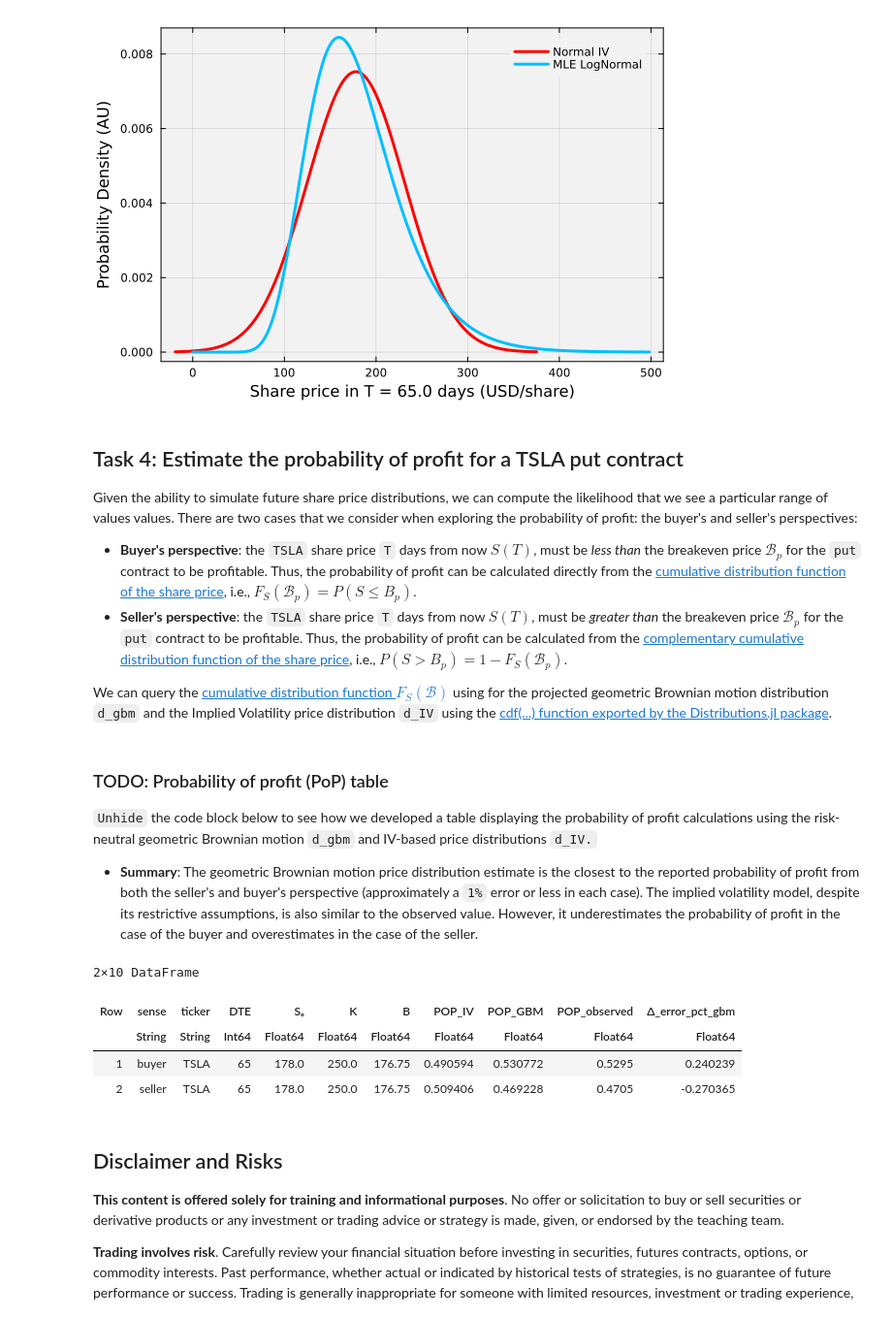
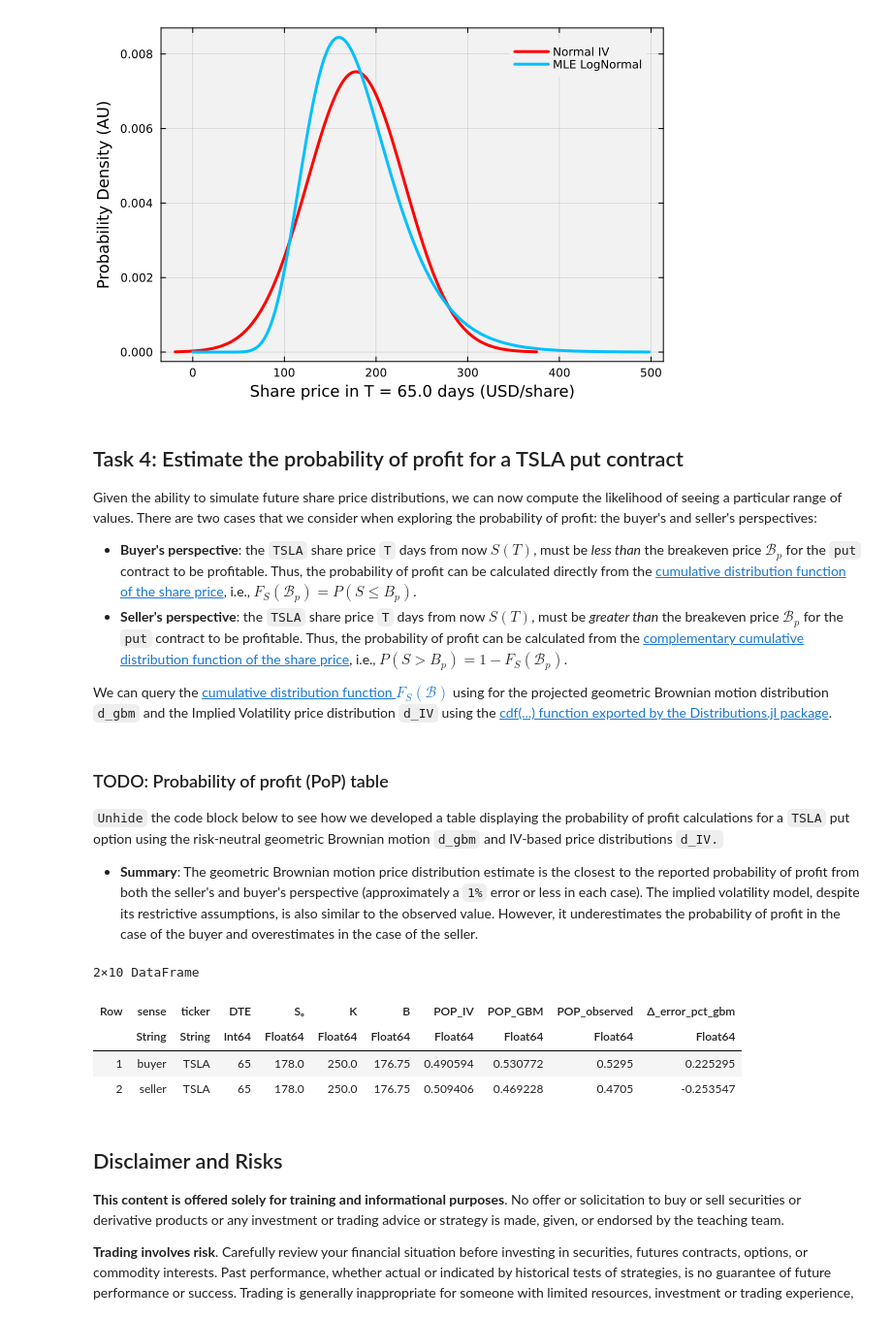
Before and after one commit to varnerlab/CHEME-130-eCornell-Repository, a Jupyter notebook: courses/CHEME-134/module-2/CHEME-134-Module-2-WorkedExample.ipynb, the cells around one changed output. Shown at 97% size. Saved outputs shown, nothing was run; the diff lists cells and outputs as text; code cells hidden in the pictures.

```diff
--- a/courses/CHEME-134/module-2/CHEME-134-Module-2-WorkedExample.ipynb
+++ b/courses/CHEME-134/module-2/CHEME-134-Module-2-WorkedExample.ipynb
@@ -197,14 +197,14 @@ end
 [figure]
 # %% [markdown]
 ## Task 4: Estimate the probability of profit for a TSLA put contract
-Given the ability to simulate future share price distributions, we can compute the likelihood that we see a particular range of values values. There are two cases that we consider when exploring the probability of profit: the buyer's and seller's perspectives:
+Given the ability to simulate future share price distributions, we can now compute the likelihood of seeing a particular range of values. There are two cases that we consider when exploring the probability of profit: the buyer's and seller's perspectives:
 * __Buyer's perspective__: the `TSLA` share price `T` days from now $S(T)$, must be _less than_ the breakeven price $\mathcal{B}_{p}$ for the `put` contract to be profitable. Thus, the probability of profit can be calculated directly from the [cumulative distribution function of the share price](https://en.wikipedia.org/wiki/Cumulative_distribution_function), i.e., $F_{S}(\mathcal{B}_{p}) = P(S\leq{B}_{p})$.
 * __Seller's perspective__: the `TSLA` share price `T` days from now $S(T)$, must be _greater than_ the breakeven price $\mathcal{B}_{p}$ for the `put` contract to be profitable. Thus, the probability of profit can be calculated from the [complementary cumulative distribution function of the share price](https://en.wikipedia.org/wiki/Cumulative_distribution_function), i.e., $P(S>{B}_{p}) = 1 - F_{S}(\mathcal{B}_{p})$.
 
 We can query the [cumulative distribution function $F_{S}(\mathcal{B})$]() using for the projected geometric Brownian motion distribution `d_gbm` and the Implied Volatility price distribution `d_IV` using the [cdf(...) function exported by the Distributions.jl package](https://github.com/JuliaStats/Distributions.jl?tab=readme-ov-file).
 # %% [markdown]
 ### TODO: Probability of profit (PoP) table
-`Unhide` the code block below to see how we developed a table displaying the probability of profit calculations using the risk-neutral geometric Brownian motion `d_gbm` and IV-based price distributions `d_IV.`
+`Unhide` the code block below to see how we developed a table displaying the probability of profit calculations for a `TSLA` put option using the risk-neutral geometric Brownian motion `d_gbm` and IV-based price distributions `d_IV.`
 * __Summary__: The geometric Brownian motion price distribution estimate is the closest to the reported probability of profit from both the seller's and buyer's perspective (approximately a `1%` error or less in each case). The implied volatility model, despite its restrictive assumptions, is also similar to the observed value. However, it underestimates the probability of profit in the case of the buyer and overestimates in the case of the seller.
 # %%
 let
@@ -216,37 +216,37 @@ let
         ticker = "TSLA",
         DTE = 65,
         Sₒ = Sₒ,
         K = K,
         B = B,
         POP_IV = cdf(d_IV, B),
         POP_GBM = cdf(d_gbm, B),
         POP_observed = 1 - POP,
-        Δ_error_pct_gbm = ((cdf(d_gbm, B) - (1-POP))/((1-POP)))*100
+        Δ_error_pct_gbm = ((cdf(d_gbm, B-(1/100)) - (1-POP))/((1-POP)))*100
 
     );
     push!(table_df, buyer_row_df)
 
     # seller -
     seller_row_df = (
         sense = "seller",
         ticker = "TSLA",
         DTE = 65,
         Sₒ = Sₒ,
         K = K,
         B = B,
         POP_IV = 1 - cdf(d_IV, B),
         POP_GBM = 1 - cdf(d_gbm, B),
         POP_observed = POP,
-        Δ_error_pct_gbm = (((1-cdf(d_gbm, B)) - (POP))/(POP))*100
+        Δ_error_pct_gbm = (((1-cdf(d_gbm, B-(1/100))) - (POP))/(POP))*100
     );
     push!(table_df, seller_row_df)
 end
 # %% [output]
 2×10 DataFrame
 | Row | sense | ticker | DTE | Sₒ | K | B | POP_IV | POP_GBM | POP_observed | Δ_error_pct_gbm |
 |  | String | String | Int64 | Float64 | Float64 | Float64 | Float64 | Float64 | Float64 | Float64 |
-| 1 | buyer | TSLA | 65 | 178.0 | 250.0 | 176.75 | 0.490594 | 0.530772 | 0.5295 | 0.240239 |
-| 2 | seller | TSLA | 65 | 178.0 | 250.0 | 176.75 | 0.509406 | 0.469228 | 0.4705 | -0.270365 |
+| 1 | buyer | TSLA | 65 | 178.0 | 250.0 | 176.75 | 0.490594 | 0.530772 | 0.5295 | 0.225295 |
+| 2 | seller | TSLA | 65 | 178.0 | 250.0 | 176.75 | 0.509406 | 0.469228 | 0.4705 | -0.253547 |
 # %% [markdown]
 ## Disclaimer and Risks
 __This content is offered solely for training and informational purposes__. No offer or solicitation to buy or sell securities or derivative products or any investment or trading advice or strategy is made, given, or endorsed by the teaching team.
```
Also changed, not shown: parts of 4 cells of this notebook, 1 other file.
